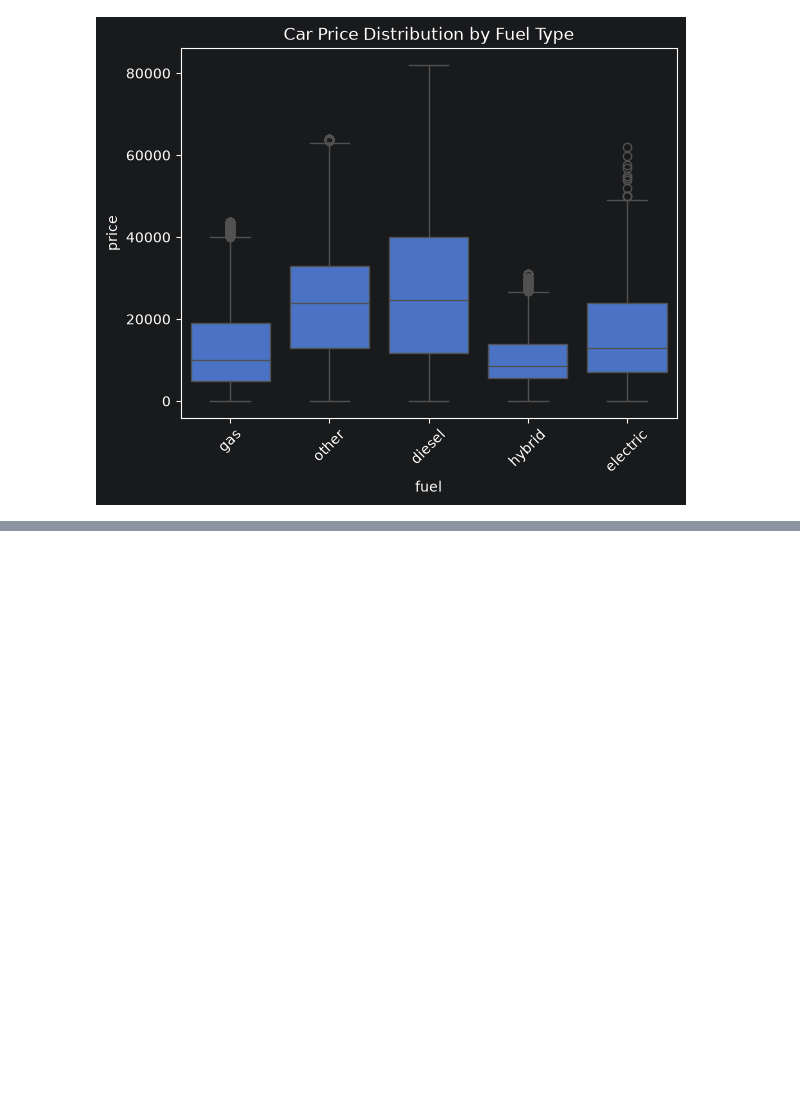
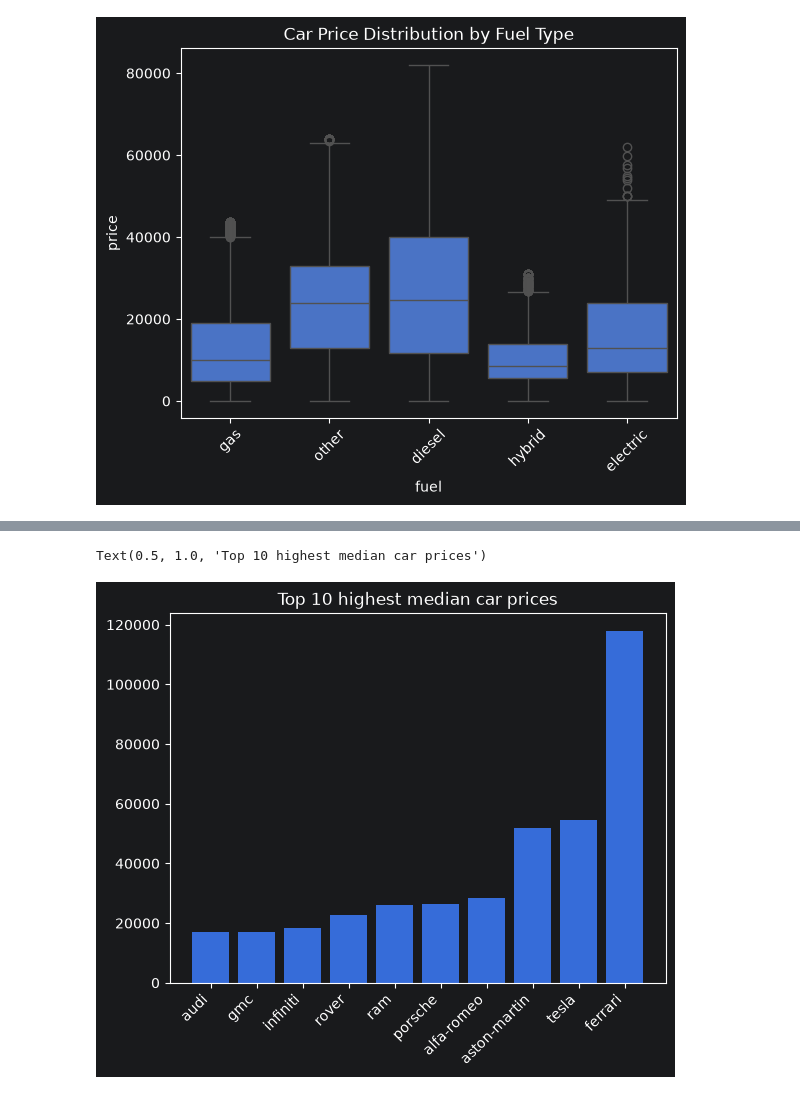
Before and after one commit to Chwiejczi/UsedCars-DataCleaning-EDA-FeatureEngineering-ML, a Jupyter notebook: dataAnalysis/DataAnlaysis.ipynb, the cells around one changed output, grey strips where cells are left out. Cells and saved outputs as stored; diff of their text form; code cells hidden in the pictures; blank space fills up the shorter version.

```diff
--- a/dataAnalysis/DataAnlaysis.ipynb
+++ b/dataAnalysis/DataAnlaysis.ipynb
@@ -150,0 +178,15 @@ Text(0.5, 1.0, 'Car Price Distribution by Fuel Type')
+# %%
+man_cols=data.columns[data.columns.str.startswith("manufacturer_")]
+data_man=data[man_cols].idxmax(axis=1)
+data_man=data_man.str.replace("manufacturer_", "")
+man_price=pd.DataFrame({"manufacturer":data_man,"price":data["price"]})
+man_price=man_price.groupby(by="manufacturer")["price"].median().sort_values().tail(10)
+
+
+plt.bar(man_price.index,height=man_price.values)
+plt.xticks(ha='right',rotation=45)
+plt.title("Top 10 highest median car prices")
+# The plot shows the 10 manufacturers with the highest median car prices. Ferrari has by far the highest median price. Interestingly, Tesla, which ranks second, has a median price that is more than twice as low as Ferrari's.
+# %% [output]
+Text(0.5, 1.0, 'Top 10 highest median car prices')
+[figure, added]
```
Also changed, not shown: parts of 4 cells of this notebook.
